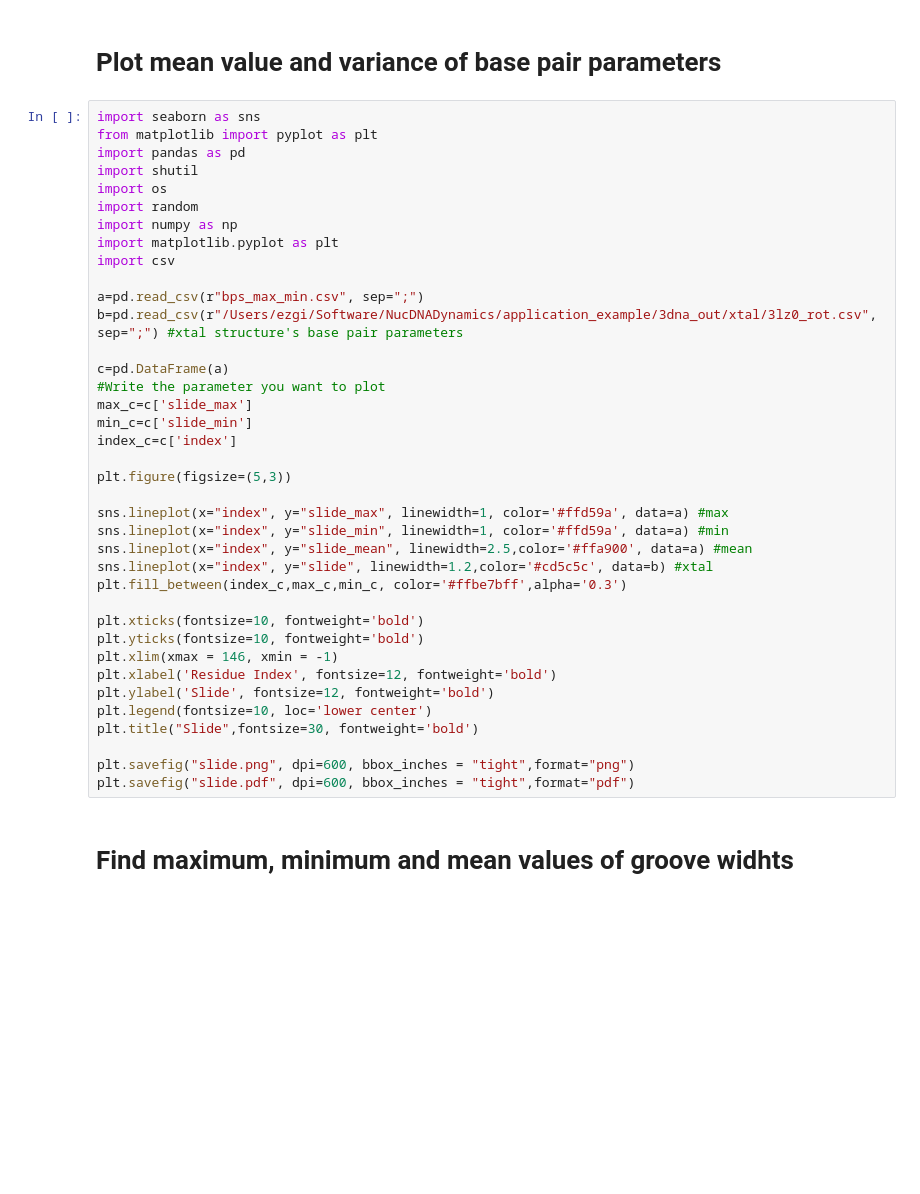
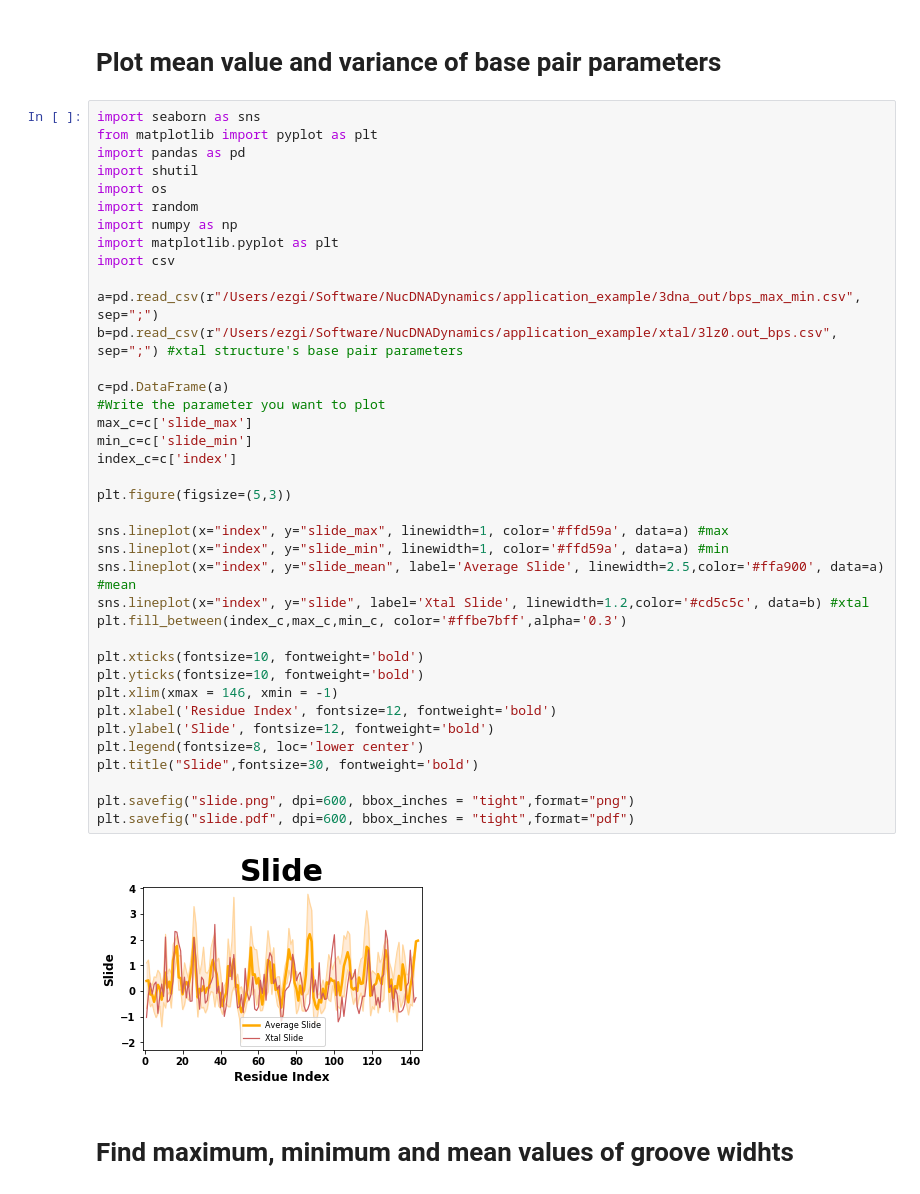
Before and after one commit to CSB-KaracaLab/NucDNADynamics, a Jupyter notebook: application_example/calc_3dna_stats_and_plot.ipynb, the cells around one changed output. Drawn from its saved outputs; the diff is of its cells as text; blank space fills up the shorter version.

Commit message:
Corrected application example

```diff
--- a/application_example/calc_3dna_stats_and_plot.ipynb
+++ b/application_example/calc_3dna_stats_and_plot.ipynb
@@ -147,38 +149,40 @@ from matplotlib import pyplot as plt
 import pandas as pd
 import shutil
 import os
 import random
 import numpy as np
 import matplotlib.pyplot as plt
 import csv
 
-a=pd.read_csv(r"bps_max_min.csv", sep=";")
-b=pd.read_csv(r"/Users/ezgi/Software/NucDNADynamics/application_example/3dna_out/xtal/3lz0_rot.csv", sep=";") #xtal structure's base pair parameters
+a=pd.read_csv(r"/Users/ezgi/Software/NucDNADynamics/application_example/3dna_out/bps_max_min.csv", sep=";")
+b=pd.read_csv(r"/Users/ezgi/Software/NucDNADynamics/application_example/xtal/3lz0.out_bps.csv", sep=";") #xtal structure's base pair parameters
 
 c=pd.DataFrame(a)
 #Write the parameter you want to plot
 max_c=c['slide_max']
 min_c=c['slide_min']
 index_c=c['index']
 
 plt.figure(figsize=(5,3))
 
 sns.lineplot(x="index", y="slide_max", linewidth=1, color='#ffd59a', data=a) #max
 sns.lineplot(x="index", y="slide_min", linewidth=1, color='#ffd59a', data=a) #min
-sns.lineplot(x="index", y="slide_mean", linewidth=2.5,color='#ffa900', data=a) #mean
-sns.lineplot(x="index", y="slide", linewidth=1.2,color='#cd5c5c', data=b) #xtal
+sns.lineplot(x="index", y="slide_mean", label='Average Slide', linewidth=2.5,color='#ffa900', data=a) #mean
+sns.lineplot(x="index", y="slide", label='Xtal Slide', linewidth=1.2,color='#cd5c5c', data=b) #xtal
 plt.fill_between(index_c,max_c,min_c, color='#ffbe7bff',alpha='0.3')
 
 plt.xticks(fontsize=10, fontweight='bold')
 plt.yticks(fontsize=10, fontweight='bold')
 plt.xlim(xmax = 146, xmin = -1)
 plt.xlabel('Residue Index', fontsize=12, fontweight='bold')
 plt.ylabel('Slide', fontsize=12, fontweight='bold')
-plt.legend(fontsize=10, loc='lower center')
+plt.legend(fontsize=8, loc='lower center')
 plt.title("Slide",fontsize=30, fontweight='bold')
 
 plt.savefig("slide.png", dpi=600, bbox_inches = "tight",format="png")
 plt.savefig("slide.pdf", dpi=600, bbox_inches = "tight",format="pdf")
+# %% [output]
+[figure, added]
 # %% [markdown]
 # Find maximum, minimum and mean values of groove widhts
 # %%
```
Also changed, not shown: parts of 3 cells of this notebook, 24 other files.
